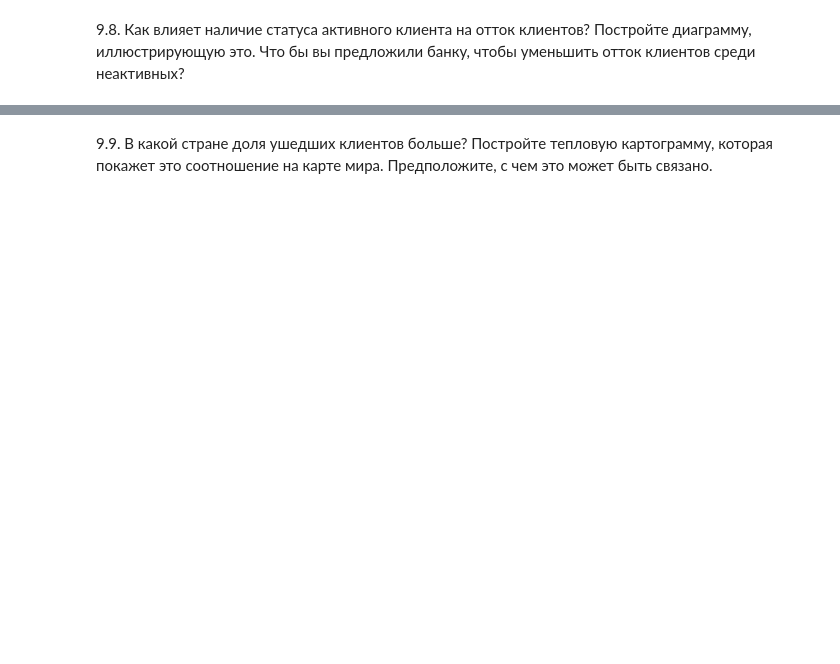
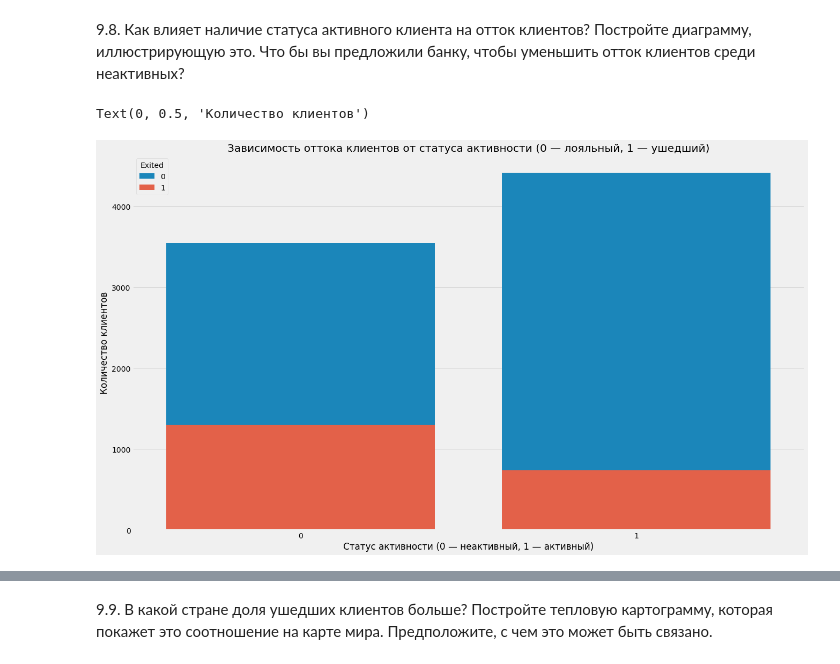
Before and after one commit to malinamedusa/sandbox__sf, a Jupyter notebook: py13/HomeWork.ipynb, the cells around one changed output, grey strips where cells are left out. Cells and saved outputs as stored; diff of their text form; code cells hidden in the pictures; blank space fills up the shorter version.

```diff
--- a/py13/HomeWork.ipynb
+++ b/py13/HomeWork.ipynb
@@ -184,2 +224,26 @@ Text(0, 0.5, 'Предполагаемая зарплата клиента')
 # %% [markdown]
 9.8. Как влияет наличие статуса активного клиента на отток клиентов? Постройте диаграмму, иллюстрирующую это. Что бы вы предложили банку, чтобы уменьшить отток клиентов среди неактивных?
+# %%
+data_df = pd.DataFrame(churn_data[['IsActiveMember', 'Exited']].value_counts())
+data_df = data_df.reset_index()
+data_df.columns = ['IsActiveMember', 'Exited', 'counts']
+data_df
+
+fig, axes = plt.subplots(figsize=(20, 12))
+barplot = sns.barplot(
+    data=data_df,
+    x='IsActiveMember',
+    y='counts',
+    hue='Exited',
+    hue_order = [0, 1],
+    orient='v',
+    ci=None,
+    dodge=False
+)
+barplot.set_title('Зависимость оттока клиентов от статуса активности '
+                  '(0 — лояльный, 1 — ушедший)', fontsize=20)
+barplot.set_xlabel('Статус активности (0 — неактивный, 1 — активный)')
+barplot.set_ylabel('Количество клиентов')
+# %% [output]
+Text(0, 0.5, 'Количество клиентов')
+[figure, added]
```
Also changed, not shown: parts of 13 cells of this notebook.
